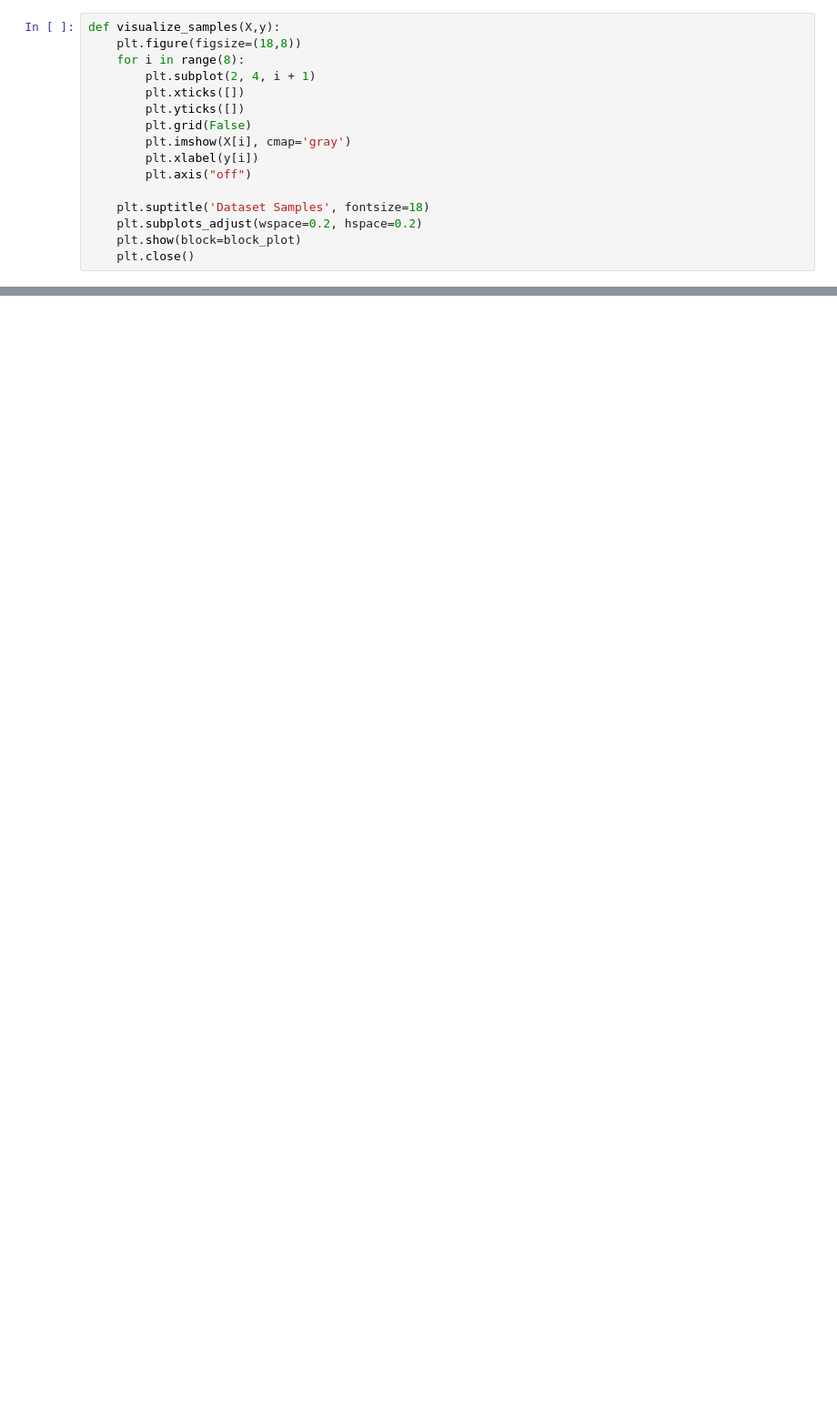
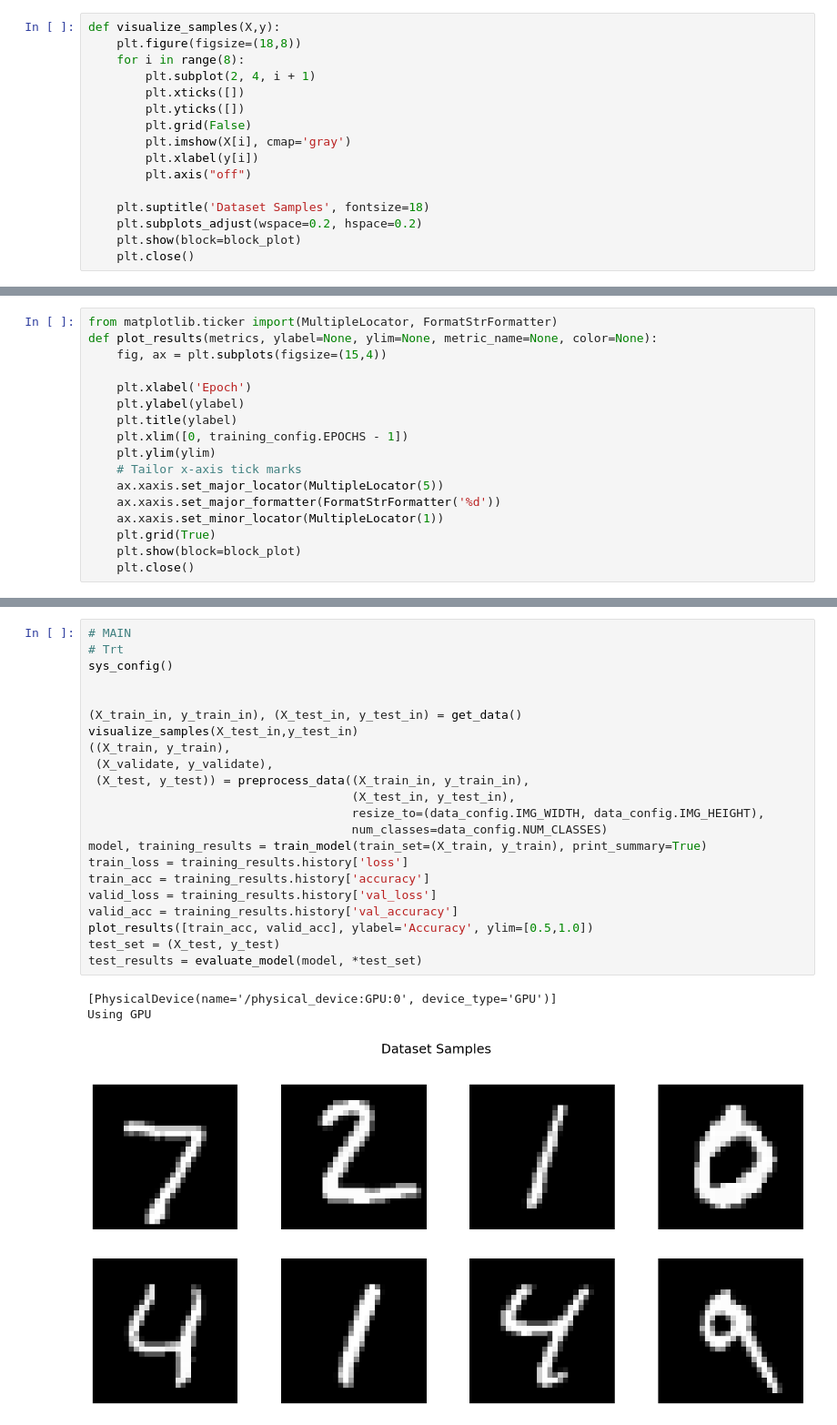
Before and after one commit to sateesh12/tf, a Jupyter notebook: LeNet-5.ipynb, the cells around one changed output, grey strips where cells are left out. Shown: that part at 91% size. Drawn from its saved outputs; the diff is of its cells as text; blank space fills up the shorter version.

```diff
--- a/LeNet-5.ipynb
+++ b/LeNet-5.ipynb
@@ -119,0 +272,17 @@ visualize_samples(X_test,y_test)
+# %%
+from matplotlib.ticker import(MultipleLocator, FormatStrFormatter)
+def plot_results(metrics, ylabel=None, ylim=None, metric_name=None, color=None):
+    fig, ax = plt.subplots(figsize=(15,4))
+
+    plt.xlabel('Epoch')
+    plt.ylabel(ylabel)
+    plt.title(ylabel)
+    plt.xlim([0, training_config.EPOCHS - 1])
+    plt.ylim(ylim)
+    # Tailor x-axis tick marks
+    ax.xaxis.set_major_locator(MultipleLocator(5))
+    ax.xaxis.set_major_formatter(FormatStrFormatter('%d'))
+    ax.xaxis.set_minor_locator(MultipleLocator(1))
+    plt.grid(True)
+    plt.show(block=block_plot)
+    plt.close()
@@ -119,0 +321,26 @@ visualize_samples(X_test,y_test)
+# %%
+# MAIN
+# Trt
+sys_config()
+
+
+(X_train_in, y_train_in), (X_test_in, y_test_in) = get_data()
+visualize_samples(X_test_in,y_test_in)
+((X_train, y_train),
+ (X_validate, y_validate),
+ (X_test, y_test)) = preprocess_data((X_train_in, y_train_in),
+                                     (X_test_in, y_test_in),
+                                     resize_to=(data_config.IMG_WIDTH, data_config.IMG_HEIGHT),
+                                     num_classes=data_config.NUM_CLASSES)
+model, training_results = train_model(train_set=(X_train, y_train), print_summary=True)
+train_loss = training_results.history['loss']
+train_acc = training_results.history['accuracy']
+valid_loss = training_results.history['val_loss']
+valid_acc = training_results.history['val_accuracy']
+plot_results([train_acc, valid_acc], ylabel='Accuracy', ylim=[0.5,1.0])
+test_set = (X_test, y_test)
+test_results = evaluate_model(model, *test_set)
+# %% [output]
+[PhysicalDevice(name='/physical_device:GPU:0', device_type='GPU')]
+Using GPU
+[figure, added]
```
Also changed, not shown: parts of 10 cells of this notebook.
